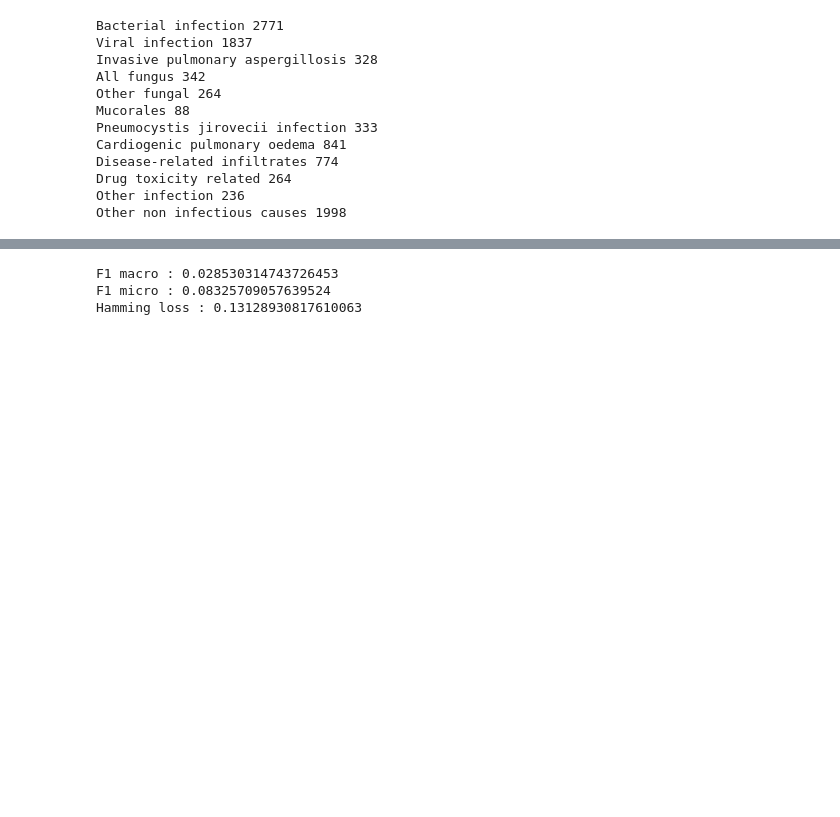
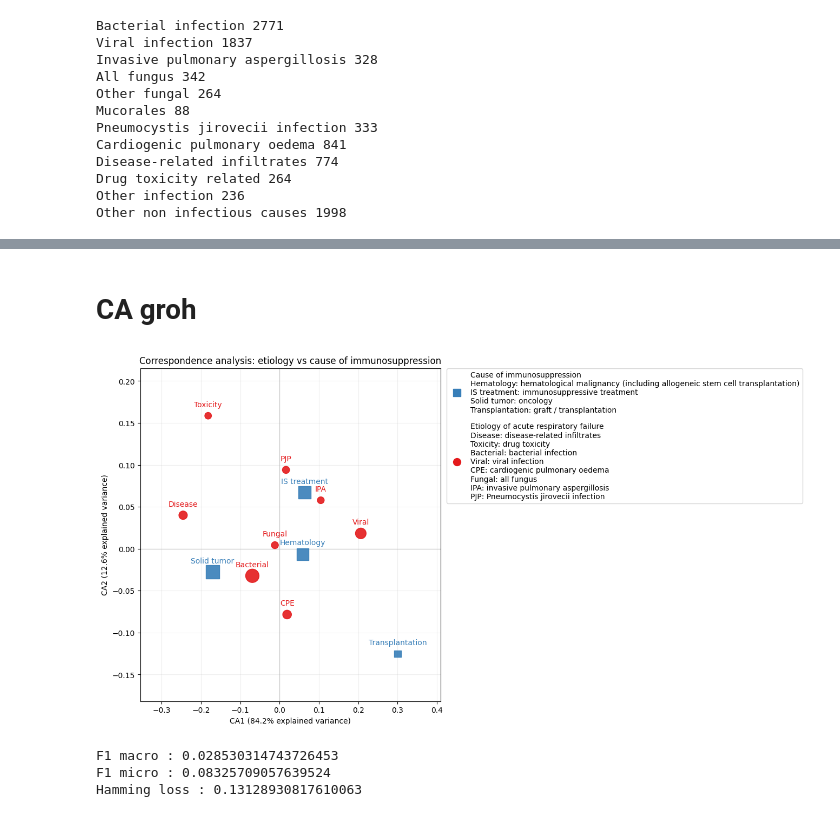
Before and after one commit to Romain-Forte/respiratory_diagnostics, a Jupyter notebook: bazea_dataset.ipynb, the cells around one changed output, grey strips where cells are left out. Drawn from its saved outputs; the diff is of its cells as text; code cells hidden in the pictures; blank space fills up the shorter version.

```diff
--- a/bazea_dataset.ipynb
+++ b/bazea_dataset.ipynb
@@ -812,3 +820,46 @@ result["column_coordinates"]
+# %% [markdown]
+# CA groh
+# %%
+from utils.correspondence_analysis import correspondence_analysis_from_dataframe
+
+mapping_label = {
+    "Disease-related infiltrates": "Disease",
+    "Drug toxicity related": "Toxicity",
+    "Hematology": "Hematology",
+    "Med": "IS treatment",
+    "Bacterial infection": "Bacterial",
+    "Viral infection": "Viral",
+    "Cardiogenic pulmonary oedema": "CPE",
+    "All fungus": "Fungal",
+    "Invasive pulmonary aspergillosis": "IPA",
+    "Oncology": "Solid tumor",
+    "greffe": "Transplantation",
+    "Pneumocystis jirovecii infection": "PJP",
+}
+
+diagnosis_cols = labels_all.drop(
+    columns=["Mucorales", "Other fungal", "Other infection", "Other non infectious causes"],
+    errors="ignore",
+).columns
+
+condition_cols = df_condition_all.drop(
+    columns=["Other"],
+    errors="ignore",
+).columns
+
+df_ca = pd.concat(
+    [labels_all.loc[:, diagnosis_cols], df_condition_all.loc[:, condition_cols]],
+    axis=1,
+)
+
+result = correspondence_analysis_from_dataframe(
+    df=df_ca,
+    diagnosis_columns=diagnosis_cols,
+    underlying_condition_columns=condition_cols,
+    mapping_label=mapping_label,
+)
+# %% [output]
+[figure, added]
 # %%
 from catboost import CatBoostClassifier
 from sklearn.model_selection import train_test_split
```
Also changed, not shown: parts of 17 cells of this notebook, 7 other files.
